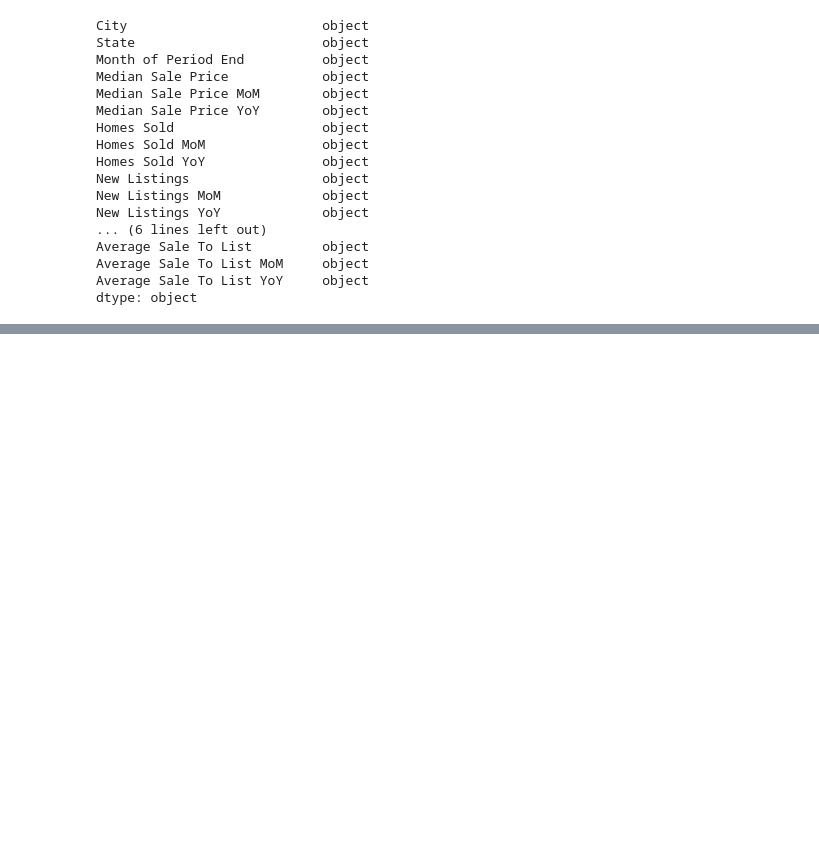
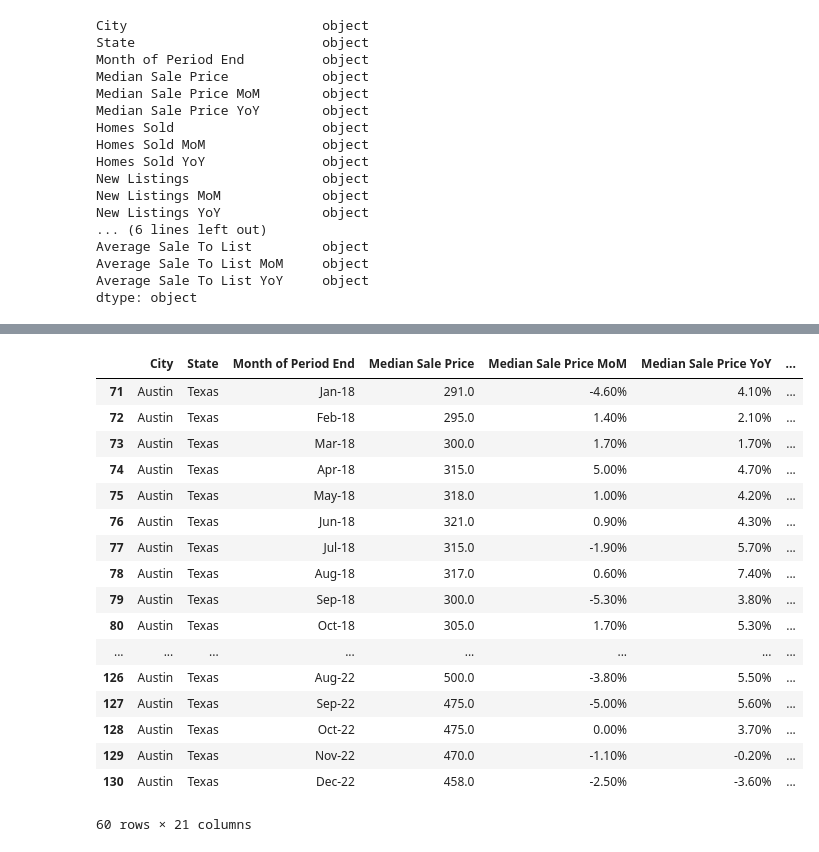
Before and after one commit to marthagriggs9/group4_project, a Jupyter notebook: austindallastest.ipynb, the cells around one changed output, grey strips where cells are left out. Saved outputs shown, nothing was run; the diff lists cells and outputs as text; code cells hidden in the pictures; blank space fills up the shorter version.

```diff
--- a/austindallastest.ipynb
+++ b/austindallastest.ipynb
@@ -110,0 +137,22 @@ dtype: object
+# %%
+austin_2018_2022 = austin_data.iloc[71:131]
+austin_2018_2022
+# %% [output]
+|  | City | State | Month of Period End | Median Sale Price | Median Sale Price MoM | Median Sale Price YoY | ... |
+| 71 | Austin | Texas | Jan-18 | 291.0 | -4.60% | 4.10% | ... |
+| 72 | Austin | Texas | Feb-18 | 295.0 | 1.40% | 2.10% | ... |
+| 73 | Austin | Texas | Mar-18 | 300.0 | 1.70% | 1.70% | ... |
+| 74 | Austin | Texas | Apr-18 | 315.0 | 5.00% | 4.70% | ... |
+| 75 | Austin | Texas | May-18 | 318.0 | 1.00% | 4.20% | ... |
+| 76 | Austin | Texas | Jun-18 | 321.0 | 0.90% | 4.30% | ... |
+| 77 | Austin | Texas | Jul-18 | 315.0 | -1.90% | 5.70% | ... |
+| 78 | Austin | Texas | Aug-18 | 317.0 | 0.60% | 7.40% | ... |
+| 79 | Austin | Texas | Sep-18 | 300.0 | -5.30% | 3.80% | ... |
+| 80 | Austin | Texas | Oct-18 | 305.0 | 1.70% | 5.30% | ... |
+| ... | ... | ... | ... | ... | ... | ... | ... |
+| 126 | Austin | Texas | Aug-22 | 500.0 | -3.80% | 5.50% | ... |
+| 127 | Austin | Texas | Sep-22 | 475.0 | -5.00% | 5.60% | ... |
+| 128 | Austin | Texas | Oct-22 | 475.0 | 0.00% | 3.70% | ... |
+| 129 | Austin | Texas | Nov-22 | 470.0 | -1.10% | -0.20% | ... |
+| 130 | Austin | Texas | Dec-22 | 458.0 | -2.50% | -3.60% | ... |
+60 rows × 21 columns
```
Also changed, not shown: parts of 5 cells of this notebook.
